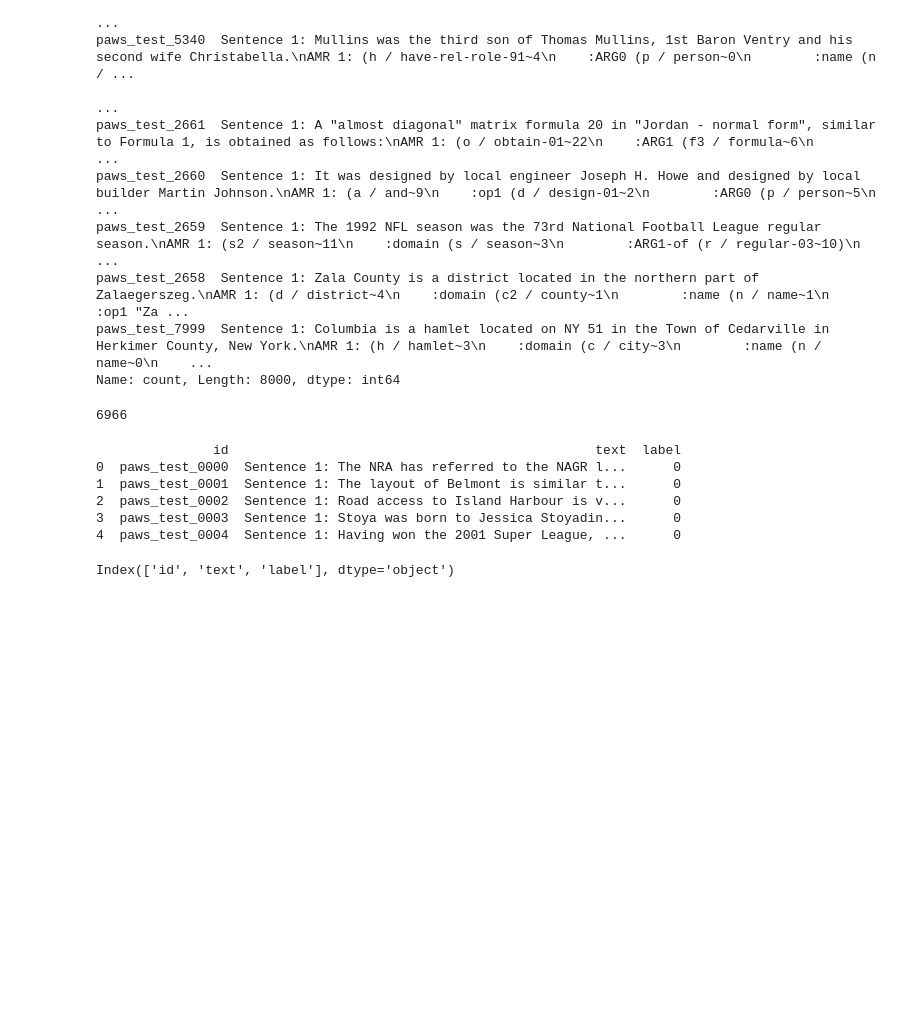
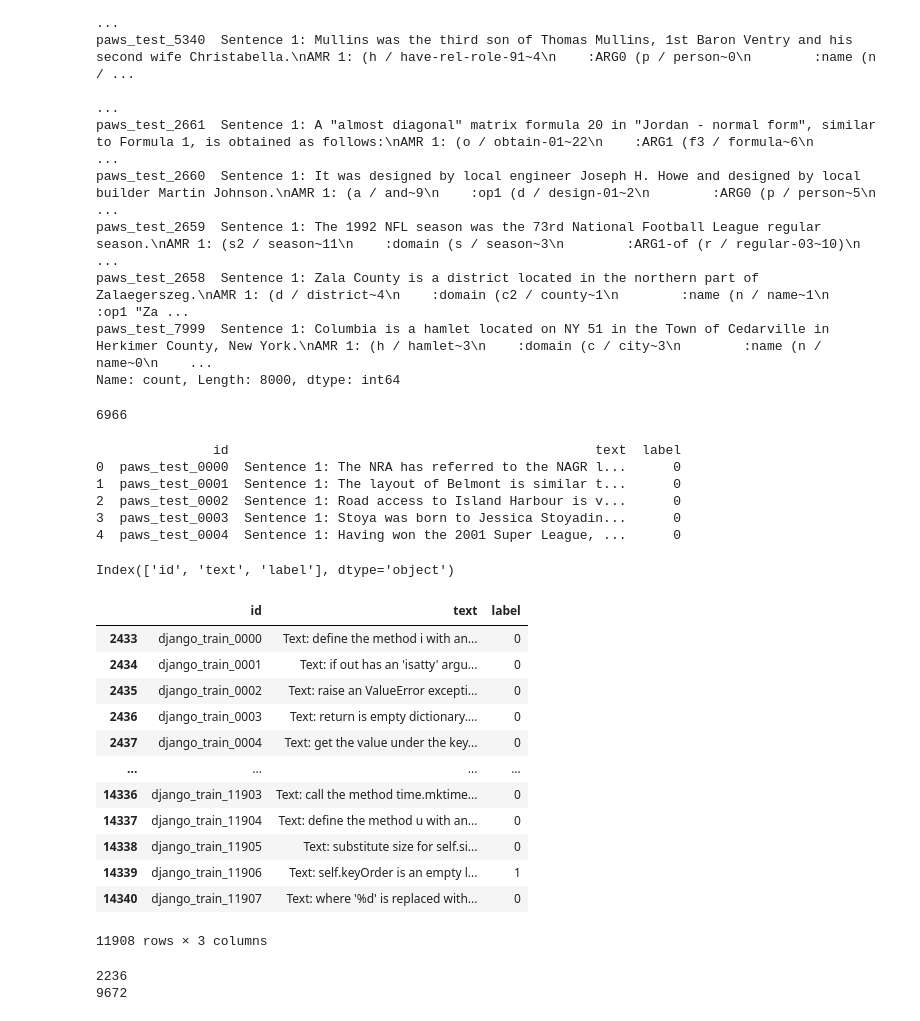
Before and after one commit to sirnyls/coding_tasks, a Jupyter notebook: archive/testing.ipynb, the cells around one changed output. Saved outputs shown, nothing was run; the diff lists cells and outputs as text; code cells hidden in the pictures; blank space fills up the shorter version.

```diff
--- a/archive/testing.ipynb
+++ b/archive/testing.ipynb
@@ -142,0 +314,22 @@ Index(['id', 'text', 'label'], dtype='object')
+# %%
+train_set
+# %% [output]
+|  | id | text | label |
+| 2433 | django_train_0000 | Text: define the method i with an... | 0 |
+| 2434 | django_train_0001 | Text: if out has an 'isatty' argu... | 0 |
+| 2435 | django_train_0002 | Text: raise an ValueError excepti... | 0 |
+| 2436 | django_train_0003 | Text: return is empty dictionary.... | 0 |
+| 2437 | django_train_0004 | Text: get the value under the key... | 0 |
+| ... | ... | ... | ... |
+| 14336 | django_train_11903 | Text: call the method time.mktime... | 0 |
+| 14337 | django_train_11904 | Text: define the method u with an... | 0 |
+| 14338 | django_train_11905 | Text: substitute size for self.si... | 0 |
+| 14339 | django_train_11906 | Text: self.keyOrder is an empty l... | 1 |
+| 14340 | django_train_11907 | Text: where '%d' is replaced with... | 0 |
+11908 rows × 3 columns
+# %%
+print((train_set['label'] == 1).sum())
+print((train_set['label'] == 0).sum())
+# %% [output]
+2236
+9672
```
Also changed, not shown: parts of 2 cells of this notebook.
